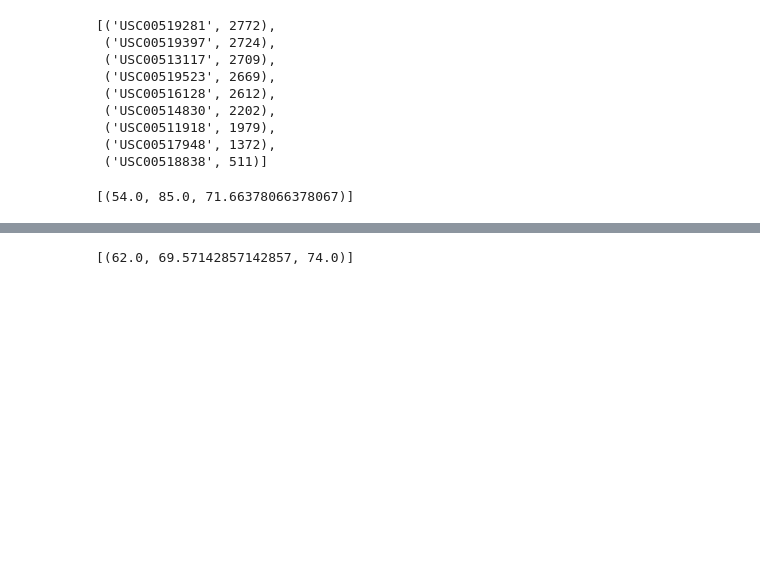
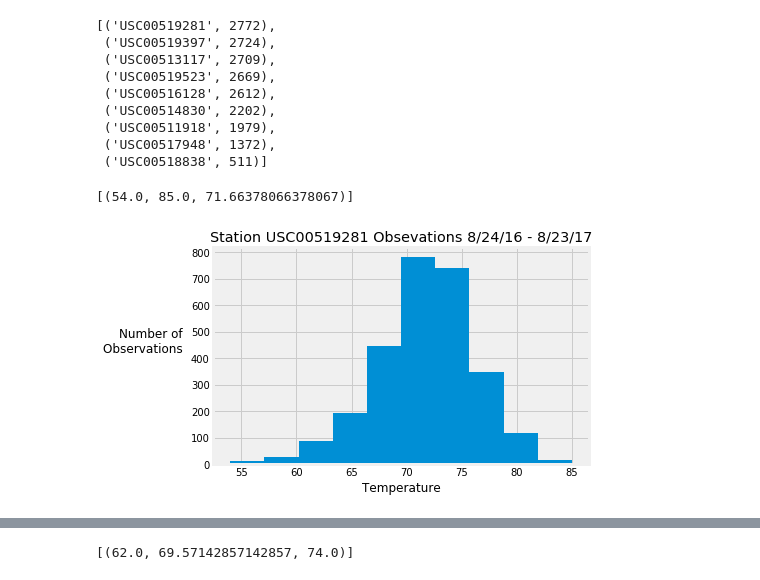
Before and after one commit to scottinsactown/Hawaii-Climate-Analysis, a Jupyter notebook: climate_analysis.ipynb, the cells around one changed output, grey strips where cells are left out. Saved outputs shown, nothing was run; the diff lists cells and outputs as text; code cells hidden in the pictures; blank space fills up the shorter version.

```diff
--- a/climate_analysis.ipynb
+++ b/climate_analysis.ipynb
@@ -187,3 +183,15 @@ query
 # %%
 # Choose the station with the highest number of temperature observations.
 # Query the last 12 months of temperature observation data for this station and plot the results as a histogram
+query = session.query(Measurement.tobs).\
+    filter(Measurement.station=='USC00519281').all()
+
+
+df2=pd.DataFrame(query)
+plt.hist(df2['tobs'],10)
+plt.xlabel("Temperature")
+plt.ylabel("Number of \nObservations ",rotation=0,ha="right")
+plt.title("Station USC00519281 Obsevations 8/24/16 - 8/23/17")
+plt.show()
+# %% [output]
+[figure, added]
```
Also changed, not shown: parts of 10 cells of this notebook.
